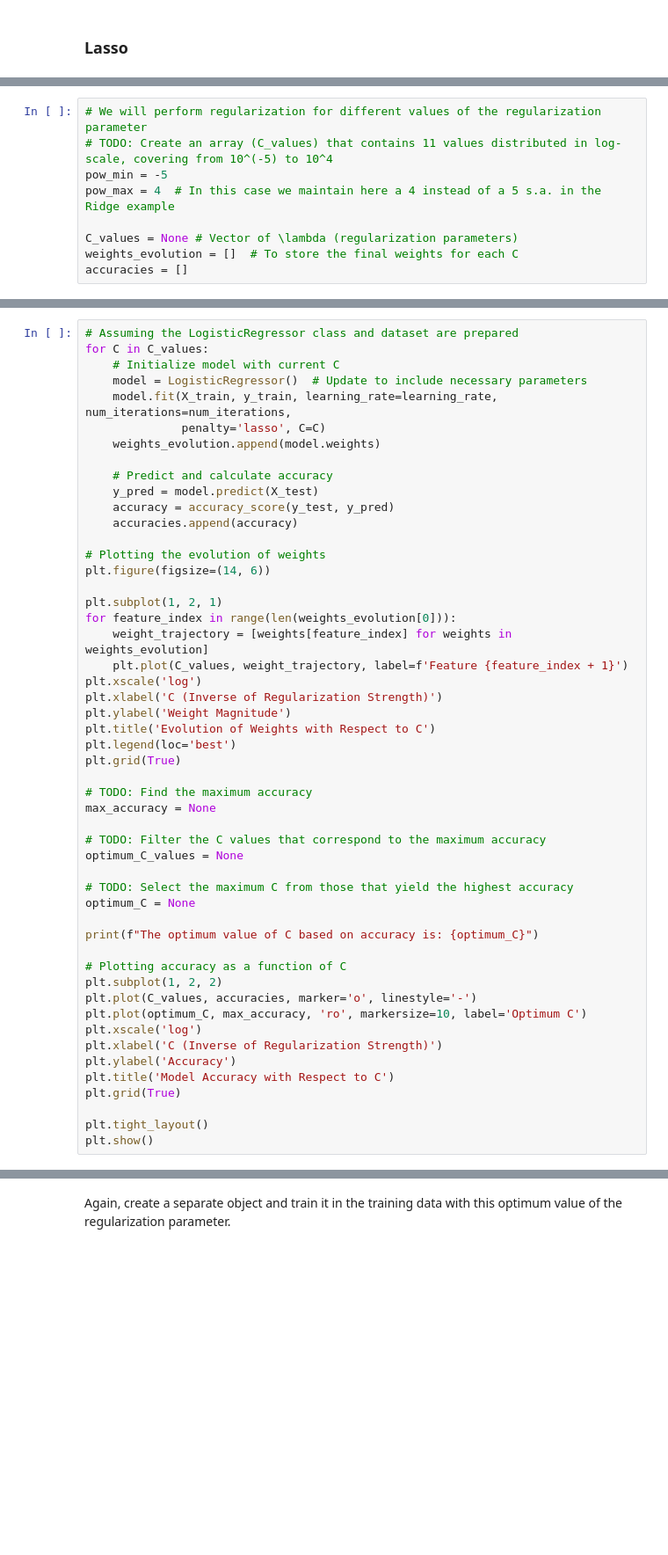
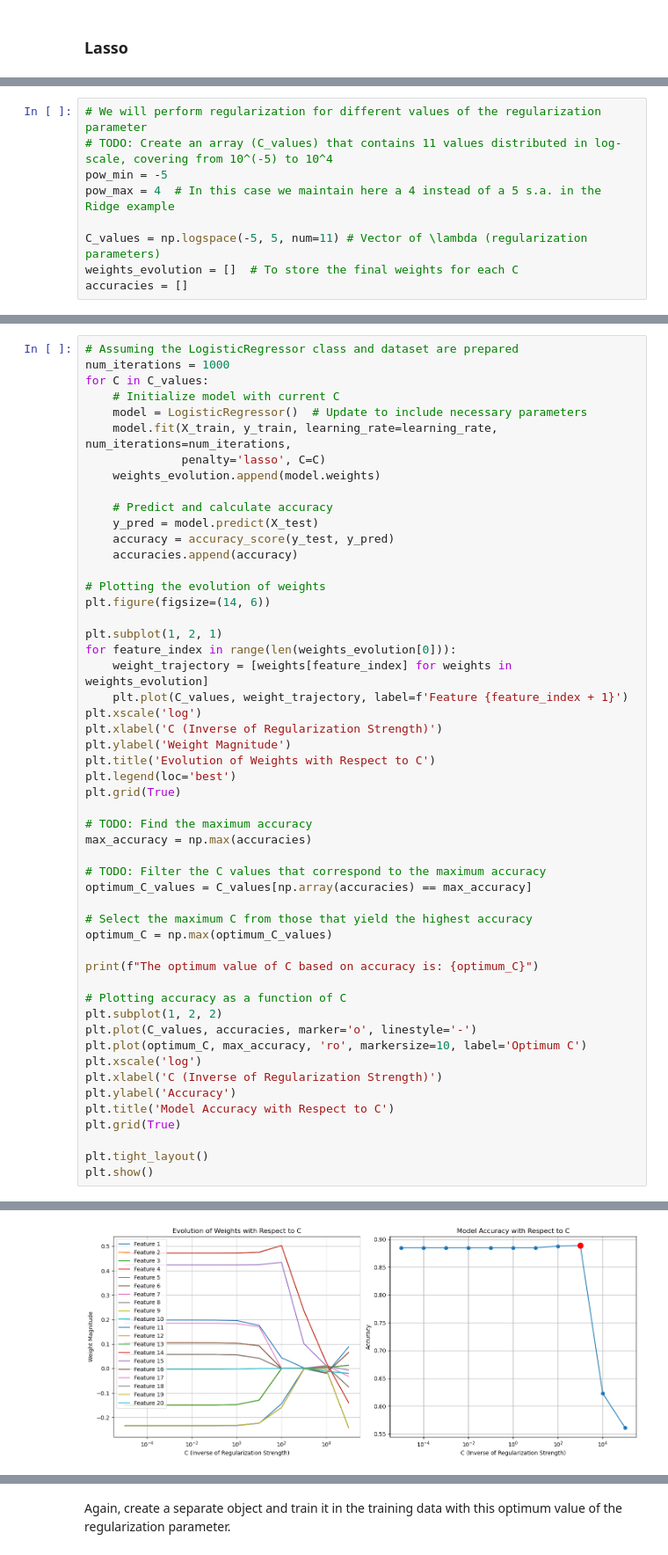
Before and after one commit to ICAI-IMAT-ML/p2-5-Elcazar, a Jupyter notebook: notebook/Lab2_5_LogisticRegression_and_regularization.ipynb, the cells around one changed output, grey strips where cells are left out. Shown at 88% size. Cells and saved outputs as stored; diff of their text form; blank space fills up the shorter version.

```diff
--- a/notebook/Lab2_5_LogisticRegression_and_regularization.ipynb
+++ b/notebook/Lab2_5_LogisticRegression_and_regularization.ipynb
@@ -347,7 +390,7 @@ Plot here the differences between the weights for the non-regularized model and
 pow_min = -5
 pow_max = 4  # In this case we maintain here a 4 instead of a 5 s.a. in the Ridge example
 
-C_values = None # Vector of \lambda (regularization parameters)
+C_values = np.logspace(-5, 5, num=11) # Vector of \lambda (regularization parameters)
 weights_evolution = []  # To store the final weights for each C
 accuracies = []
 # %% [markdown]
@@ -361,5 +404,6 @@ Again, plot and display the following information:
 # %%
 # Assuming the LogisticRegressor class and dataset are prepared
+num_iterations = 1000
 for C in C_values:
     # Initialize model with current C
     model = LogisticRegressor()  # Update to include necessary parameters
@@ -387,13 +431,13 @@ plt.legend(loc='best')
 plt.grid(True)
 
 # TODO: Find the maximum accuracy
-max_accuracy = None
+max_accuracy = np.max(accuracies)
 
 # TODO: Filter the C values that correspond to the maximum accuracy
-optimum_C_values = None
+optimum_C_values = C_values[np.array(accuracies) == max_accuracy]
 
-# TODO: Select the maximum C from those that yield the highest accuracy
-optimum_C = None
+# Select the maximum C from those that yield the highest accuracy
+optimum_C = np.max(optimum_C_values)
 
 print(f"The optimum value of C based on accuracy is: {optimum_C}")
 
@@ -409,3 +453,4 @@ plt.grid(True)
 
 plt.tight_layout()
 plt.show()
+# %% [output]
@@ -411,0 +458 @@ plt.show()
+[figure, added]
```
Also changed, not shown: parts of 27 cells of this notebook.
